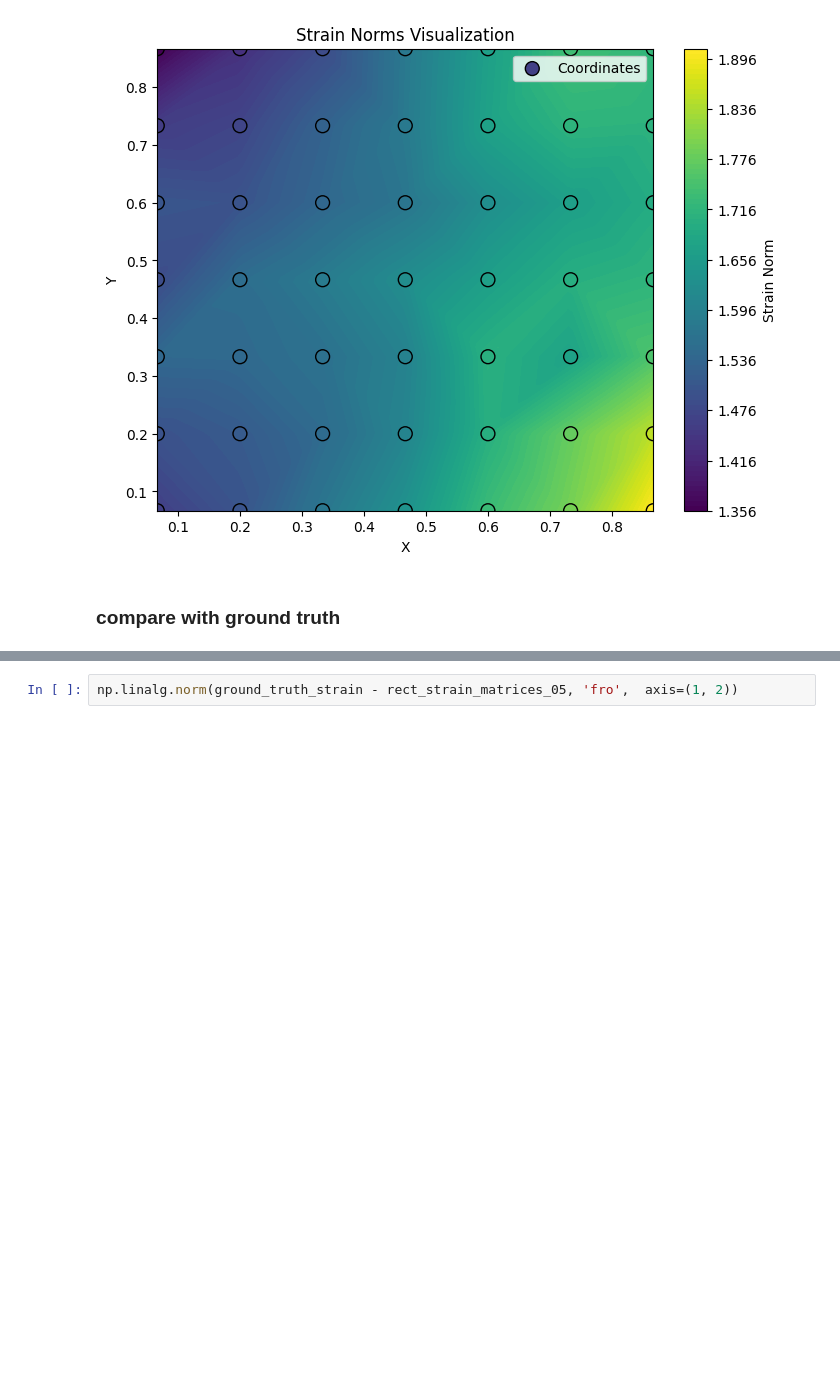
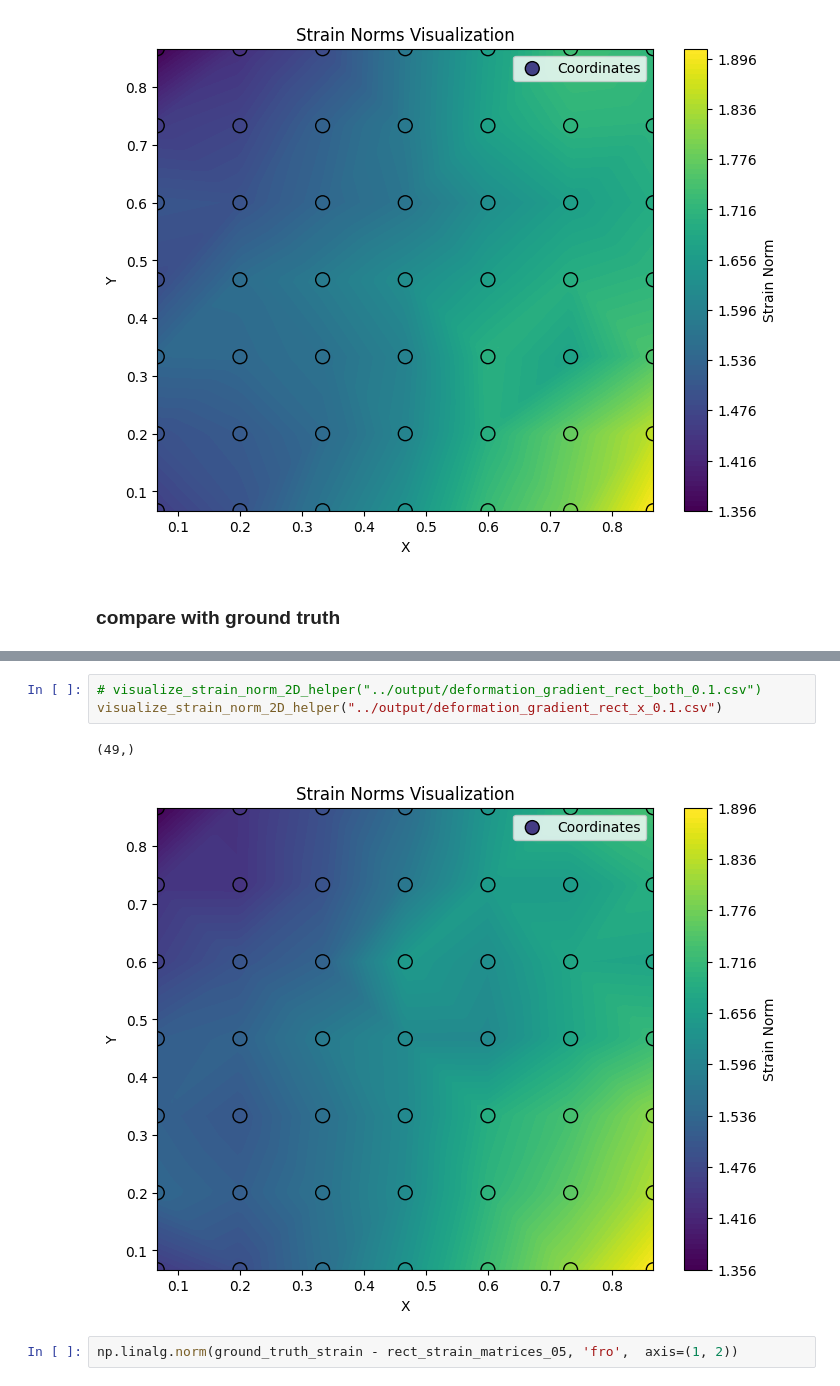
Before and after one commit to Xiaowen2024/GraphicsResearch, a Jupyter notebook: visualization/displacement_visualizer.ipynb, the cells around one changed output, grey strips where cells are left out. Cells and saved outputs as stored; diff of their text form; blank space fills up the shorter version.

```diff
--- a/visualization/displacement_visualizer.ipynb
+++ b/visualization/displacement_visualizer.ipynb
@@ -649,3 +667,9 @@ array([0.0666667, 0.0666667])
+# %%
+# visualize_strain_norm_2D_helper("../output/deformation_gradient_rect_both_0.1.csv")
+visualize_strain_norm_2D_helper("../output/deformation_gradient_rect_x_0.1.csv")
+# %% [output]
+(49,)
+[figure, added]
 # %%
 np.linalg.norm(ground_truth_strain - rect_strain_matrices_05, 'fro',  axis=(1, 2))
 # %% [markdown]
```
Also changed, not shown: parts of 18 cells of this notebook, 6 other files.
